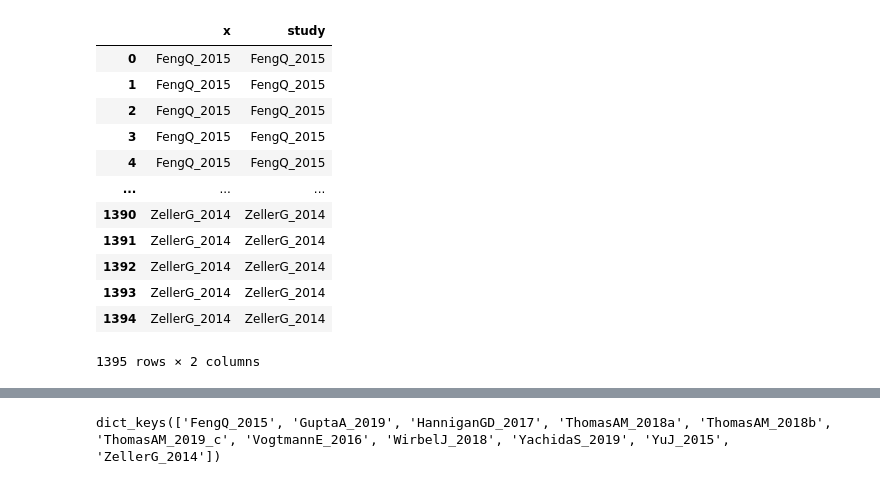
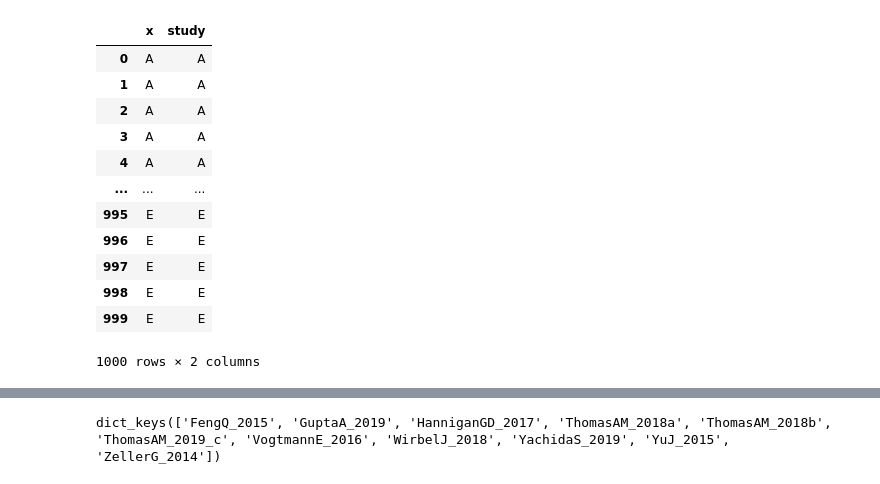
Before and after one commit to ysc12451/curatedMetagenomicDataAnalyses, a Jupyter notebook: notebook/CRC_visz.ipynb, the cells around one changed output, grey strips where cells are left out. Drawn from its saved outputs; the diff is of its cells as text; code cells hidden in the pictures.

```diff
--- a/notebook/CRC_visz.ipynb
+++ b/notebook/CRC_visz.ipynb
@@ -1,35 +1,36 @@
 # %%
 import pandas as pd
 import numpy as np
 import seaborn as sns
 import sys
 import os
-os.chdir("/Users/zyxu/Documents/R/23spring")
+# os.chdir("/Users/zyxu/Documents/R/23spring")
+os.chdir("D:\OneDrive\OneDrive - UW-Madison\Kris\Code\curatedMetagenomicDataAnalyses\\notebook")
 
 import jax.numpy as jnp
 
 # Load the matrix from the CSV file
 matrix_data = pd.read_csv("CRC_matrix_data.csv")
 
 matrix_data.shape
 
 study_names = pd.read_csv("CRC_study_name.csv")
 study_names['study'] = study_names['x']
 study_names
 # %% [output]
 |  | x | study |
-| 0 | FengQ_2015 | FengQ_2015 |
-| 1 | FengQ_2015 | FengQ_2015 |
-| 2 | FengQ_2015 | FengQ_2015 |
-| 3 | FengQ_2015 | FengQ_2015 |
-| 4 | FengQ_2015 | FengQ_2015 |
+| 0 | A | A |
+| 1 | A | A |
+| 2 | A | A |
+| 3 | A | A |
+| 4 | A | A |
 | ... | ... | ... |
-| 1390 | ZellerG_2014 | ZellerG_2014 |
-| 1391 | ZellerG_2014 | ZellerG_2014 |
-| 1392 | ZellerG_2014 | ZellerG_2014 |
-| 1393 | ZellerG_2014 | ZellerG_2014 |
-| 1394 | ZellerG_2014 | ZellerG_2014 |
+| 995 | E | E |
+| 996 | E | E |
+| 997 | E | E |
+| 998 | E | E |
+| 999 | E | E |
-1395 rows × 2 columns
+1000 rows × 2 columns
 # %%
 threshold = 0.98 * matrix_data.shape[0]
 cols_with_zeros = (matrix_data == 0).sum(axis=0) > threshold
```
Also changed, not shown: parts of 3 cells of this notebook, 6 other files.
